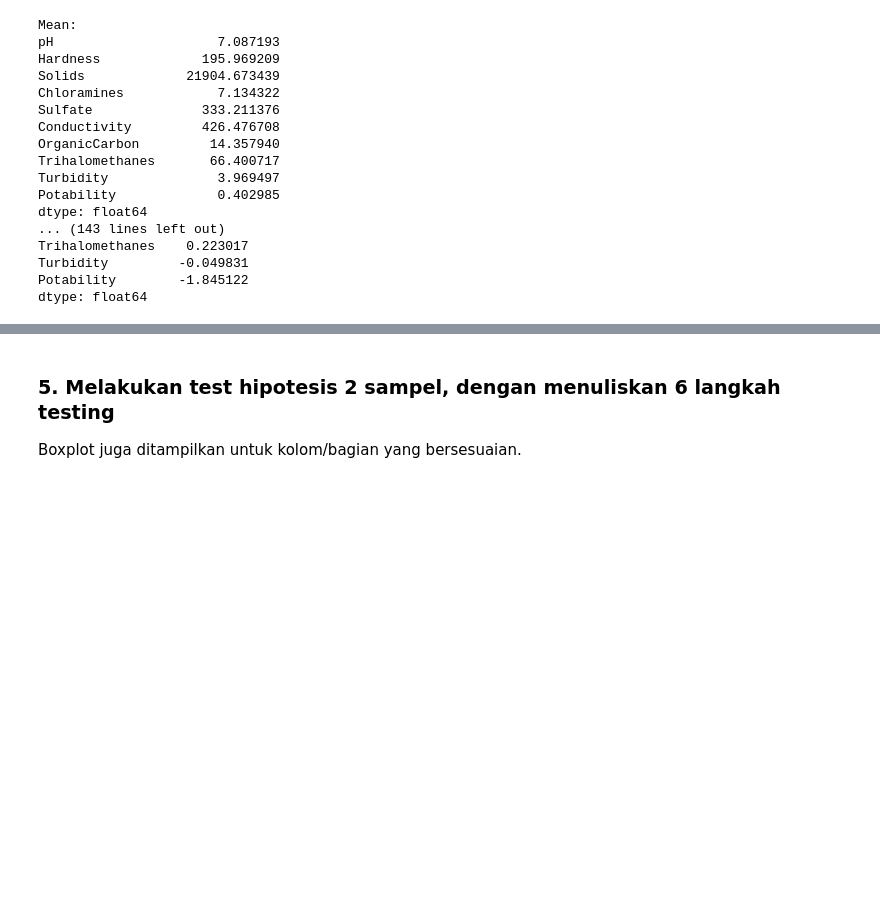
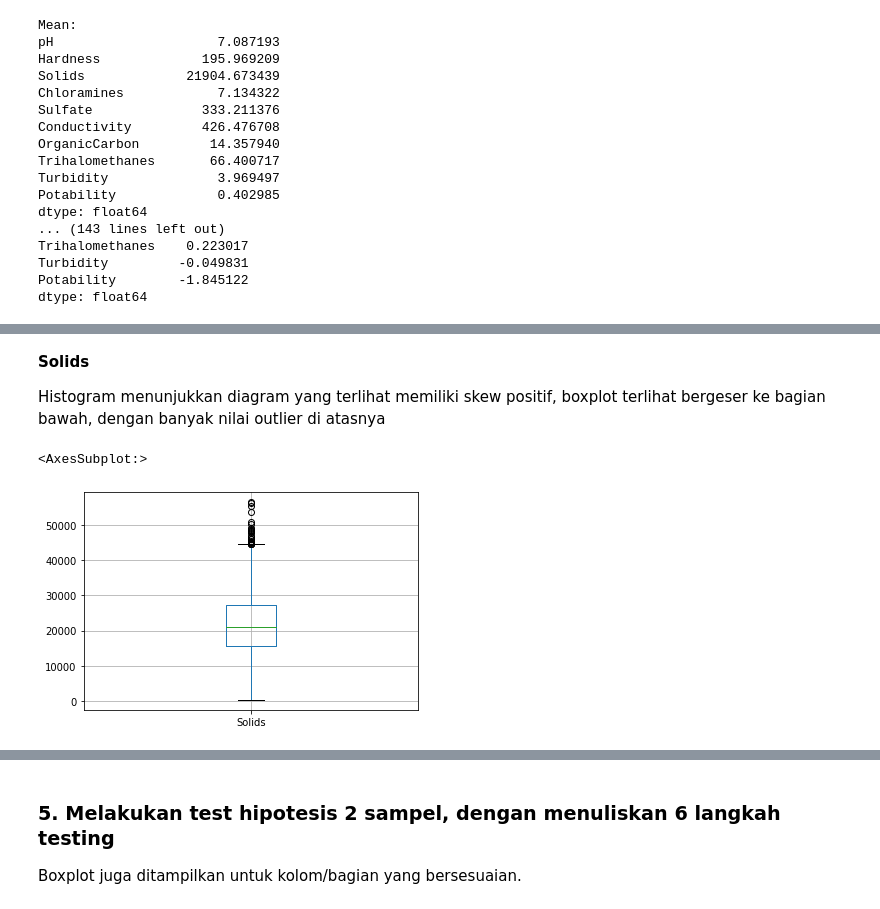
Before and after one commit to dwikalam/Tubes-IF2220-Probstat, a Jupyter notebook: TubesProbstat2021.ipynb, the cells around one changed output, grey strips where cells are left out. Cells and saved outputs as stored; diff of their text form; code cells hidden in the pictures; blank space fills up the shorter version.

```diff
--- a/TubesProbstat2021.ipynb
+++ b/TubesProbstat2021.ipynb
@@ -117,0 +169,9 @@ dtype: float64
+# %% [markdown]
+**Solids**
+
+Histogram menunjukkan diagram yang terlihat memiliki skew positif, boxplot terlihat bergeser ke bagian bawah, dengan banyak nilai outlier di atasnya
+# %%
+water_potability.boxplot("Solids")
+# %% [output]
+<AxesSubplot:>
+[figure, added]
```
Also changed, not shown: parts of 58 cells of this notebook, 1 other file.
